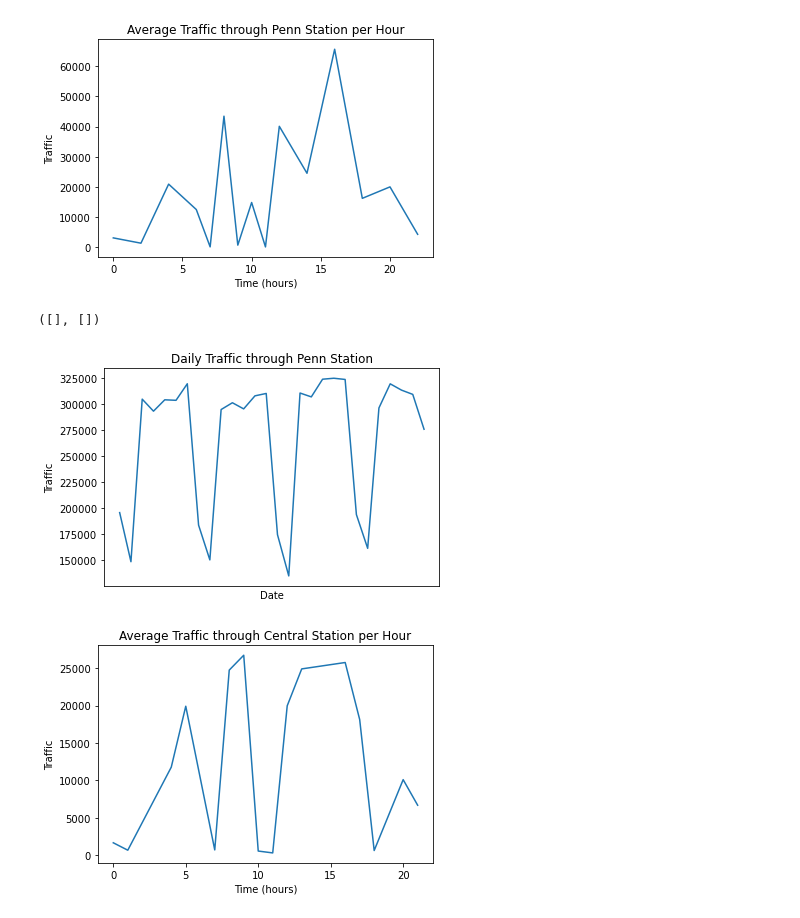
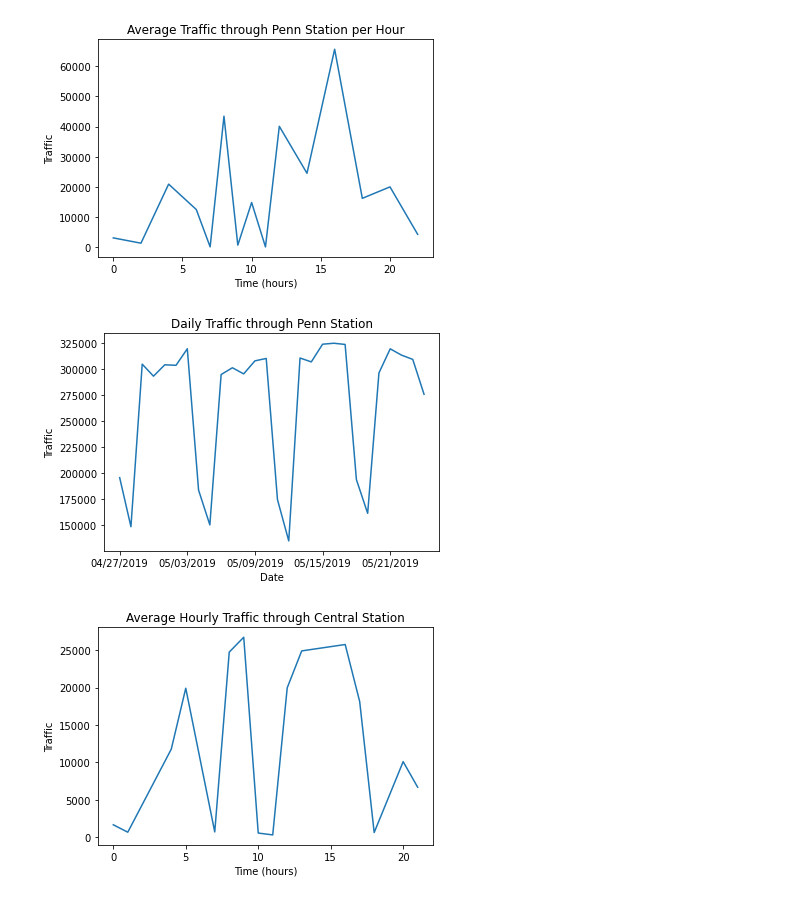
Before and after one commit to anubhavpar/sturdy-goggles, a Jupyter notebook: data_cleaning.ipynb, the cells around one changed output. Cells and saved outputs as stored; diff of their text form; code cells hidden in the pictures.

```diff
--- a/data_cleaning.ipynb
+++ b/data_cleaning.ipynb
@@ -248,23 +248,26 @@ plt.savefig('hourly_penn_station',format='svg')
 # %%
 # analysis of penn station by day
 penn_daily = penn.groupby('DATE')['DATE','REAL_ACTIVITY'].sum()
 penn_daily.head()
 plt.plot(penn_daily);
 
 plt.title('Daily Traffic through Penn Station');
 plt.xlabel('Date');
 plt.ylabel('Traffic');
-plt.xticks([])
 
-plt.savefig('daily_penn_station')
+xrange = list(range(28));
+plt.xticks(xrange[::6],label=datelist*4);
+
+plt.savefig('daily_penn_station',format='svg')
 # %% [output]
-([], [])
-[figure, old version]
+[figure, new version]
 # %%
 # analysis of Central Station by hour
 plt.plot(cntr_hr);
 plt.xlabel('Time (hours)');
 plt.ylabel('Traffic');
-plt.title('Average Traffic through Central Station per Hour');
+plt.title('Average Hourly Traffic through Central Station');
+
+plt.savefig('hourly_central_station',format='svg')
 # %% [output]
-[figure, old version]
+[figure, new version]
```
Also changed, not shown: parts of 11 cells of this notebook, 3 other files.
